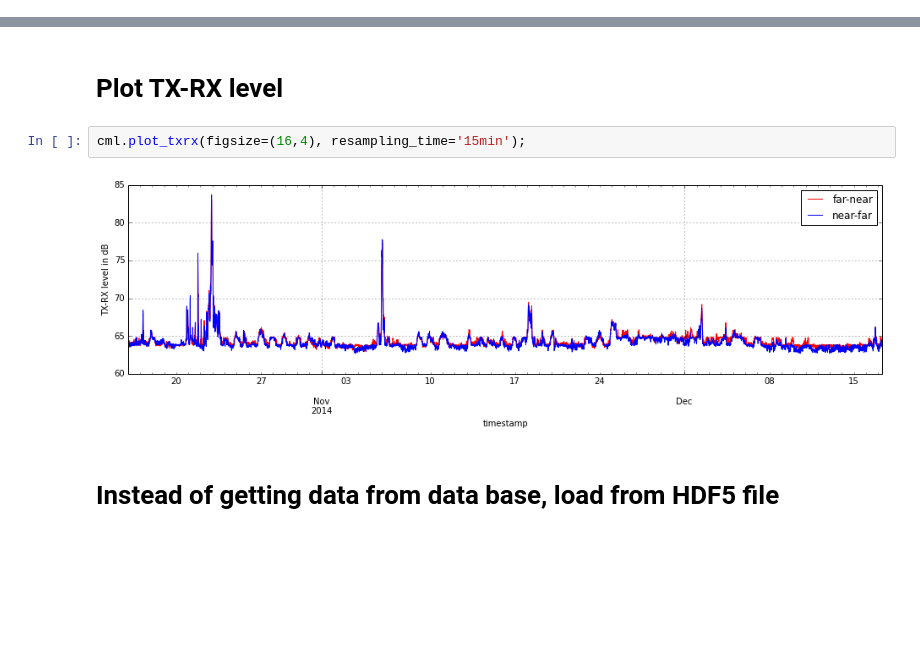
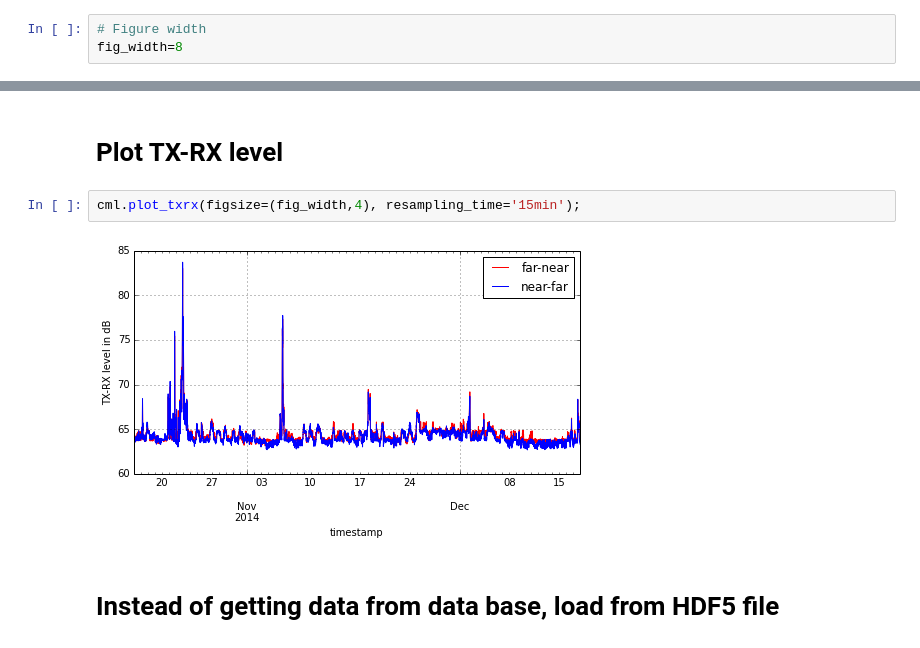
Before and after one commit to pycomlink/pycomlink, a Jupyter notebook: notebooks/example_workflow.ipynb, the cells around one changed output, grey strips where cells are left out. Drawn from its saved outputs; the diff is of its cells as text; blank space fills up the shorter version.

```diff
--- a/notebooks/example_workflow.ipynb
+++ b/notebooks/example_workflow.ipynb
@@ -9,0 +10,3 @@ import pycomlink as pycml
+# %%
+# Figure width
+fig_width=8
@@ -29,9 +35,9 @@ ID: MY0364_2_MY2291_3
 # %% [markdown]
 # Plot TX-RX level
 # %%
-cml.plot_txrx(figsize=(16,4), resampling_time='15min');
+cml.plot_txrx(figsize=(fig_width,4), resampling_time='15min');
 # %% [output]
-[figure, old version]
+[figure, new version]
 # %% [markdown]
 # Instead of getting data from data base, load from HDF5 file
 # %%
```
Also changed, not shown: parts of 19 cells of this notebook, 3 other files.
